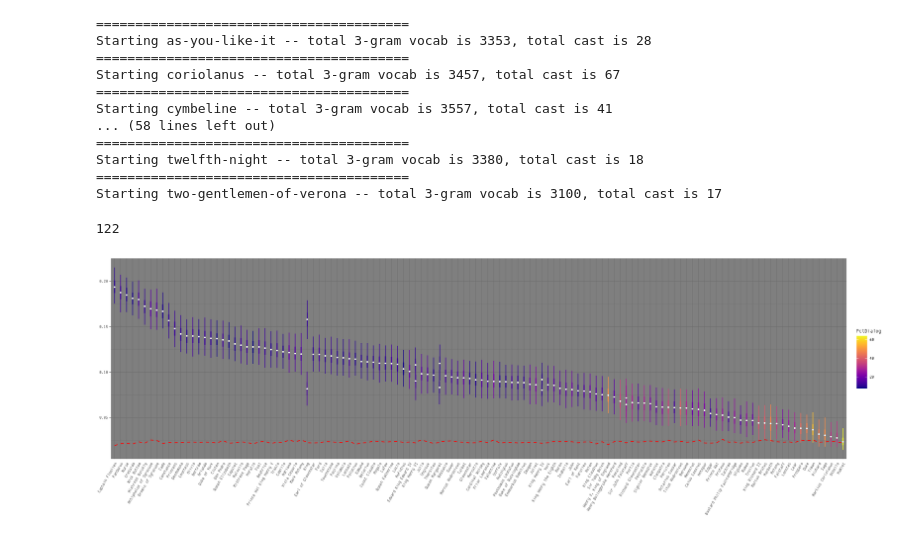
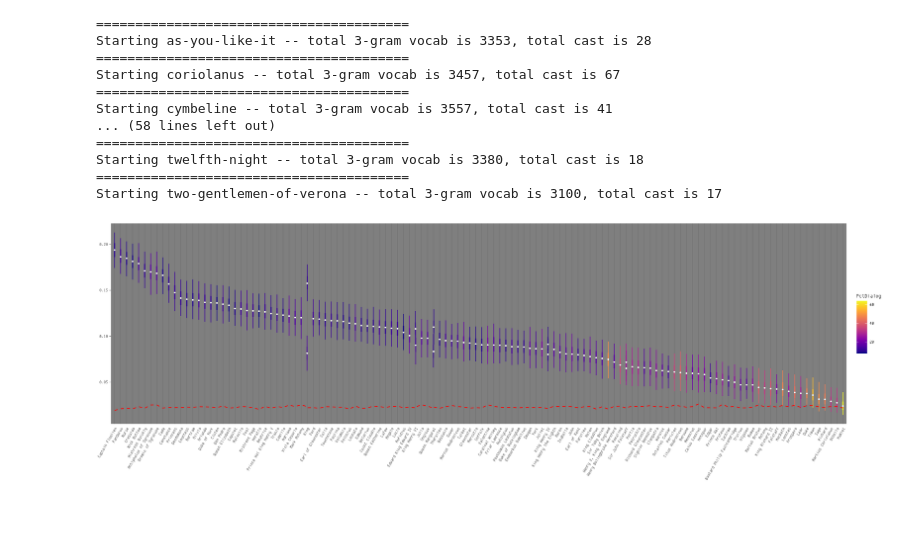
Before and after one commit to perechen/difs-character-voices, a Jupyter notebook: data/all_stars_clean.ipynb, the cells around one changed output. Cells and saved outputs as stored; diff of their text form; code cells hidden in the pictures.

```diff
--- a/data/all_stars_clean.ipynb
+++ b/data/all_stars_clean.ipynb
@@ -409,6 +385,11 @@ results
 # %%
-# quick POC
-def bootstrap(a, b, cv, n=999, alpha=0.05):
+
+SS = SeedSequence(2022)
+
+def bootstrap(a, b, cv, rng, n=999, alpha=0.05):
+
+    # defining this in here to make sure it's in the same thread as this
+    # invocation of bootstrap
 
     def energy(a,b, cv):
         # +transform+ returns a
@@ -416,8 +397,8 @@ def bootstrap(a, b, cv, n=999, alpha=0.05):
         # then take the first row. Samples are the same size, so we
         # don't need to scale. np.random.choice is a sample with
         # replacement (normal for bootstrap samples)
-        samp1 = cv.transform([np.random.choice(a,10000)]).toarray()[0]
-        samp2 = cv.transform([np.random.choice(b,10000)]).toarray()[0]
+        samp1 = cv.transform([rng.choice(a,10000)]).toarray()[0]
+        samp2 = cv.transform([rng.choice(b,10000)]).toarray()[0]
         return stats.energy_distance(samp1, samp2)
 
     res = np.zeros(n)
@@ -428,13 +409,18 @@ def bootstrap(a, b, cv, n=999, alpha=0.05):
     nvals = np.round((n - 1) * alphas).astype(int)
     return res[nvals]
 
+# this decorator lets us run this function as a Promise, so we start one
+# running for each char and then +get+ the array of promises which will
+# wait for them all to complete. Meanwhile, ray farms them out to all
+# CPUs
 @ray.remote
-def char_results(char, pn, this_tg, other_tg, cv):
+def char_results(char, pn, this_tg, other_tg, cv, rng):
     vocab_sz = len(set(this_tg))
     vocab_pct = len(set(this_tg))/len(cv.get_feature_names_out())*100
     play_pct = len(this_tg)/len(other_tg)*100
-    vs_other = bootstrap(this_tg, other_tg, cv)
-    vs_self = bootstrap(this_tg, this_tg, cv)
+    # no need to parallelize these as well
+    vs_other = bootstrap(this_tg, other_tg, cv, rng)
+    vs_self = bootstrap(this_tg, this_tg, cv, rng)
 
     hsh = {
         'Char':char,
@@ -477,7 +463,10 @@ for pn, play_df in df_trim.groupby('playName'):
         others = allstars[(allstars.playName==r.playName) & (r.label != allstars.label)]
         this_char_threegrams = threegrams(r.cleanText)
         other_chars_threegrams = threegram_bag(others.cleanText)
-        results.append(char_results.remote(r.label, pn, this_char_threegrams, other_chars_threegrams, cv))
+        seed = SS.spawn(1)[0]
+        # groupby etc is deterministic order, so this should all be reproduceable
+        rng = default_rng(seed)
+        results.append(char_results.remote(r.label, pn, this_char_threegrams, other_chars_threegrams, cv, rng))
 
 energy_df = pd.DataFrame(ray.get(results))
 # %% [output]
@@ -498,12 +487,6 @@ Starting cymbeline -- total 3-gram vocab is 3557, total cast is 41
 Starting twelfth-night -- total 3-gram vocab is 3380, total cast is 18
 ========================================
 Starting two-gentlemen-of-verona -- total 3-gram vocab is 3100, total cast is 17
-# %%
-len(energy_df.Char.unique())
-# %% [output]
-122
-# %%
-energy_df.Char = [f"{x}  " for x in range(127)] + energy_df.Char
 # %%
 %%R -i energy_df -h 6 -w 18 -u in -r 144
 library(ggplot2)
@@ -513,31 +496,33 @@ ggplot(energy_df, aes(x=reorder(Char,-VersusOther50))) +
 geom_boxplot(
     aes(
         lower = VersusOther25,
         upper = VersusOther75,
         middle = VersusOther50,
         ymin = VersusOther5,
         ymax = VersusOther95,
         color=PctDialog,
         fill=PctDialog,
         group=interaction(Char,Play)
     ),
     width = 0.1,
     stat = "identity"
 ) +
 geom_point(aes(y = VersusOther50), color='white', size=0.6) +
 geom_line(aes(y = VersusSelf50,group=1), color='red', size=0.6, linetype='dashed') +
 scale_fill_viridis(option='plasma') +
 scale_color_viridis(option='plasma',guide='none') +
 theme_dark() +
 
 theme(
     panel.border = element_blank(),
     #legend.position='none',
     axis.title.x=element_blank(),
     axis.ticks.x=element_blank(),
     axis.title.y=element_blank(),
+    panel.grid.major.y = element_blank(),
+    panel.grid.minor.y = element_blank(),
     axis.text.x=element_text(angle = 60, hjust = 1),
     text=element_text(size=8, family="Envy Code R"),
 )
 # %% [output]
-[figure, old version]
+[figure, new version]
```
Also changed, not shown: parts of 8 cells of this notebook.
